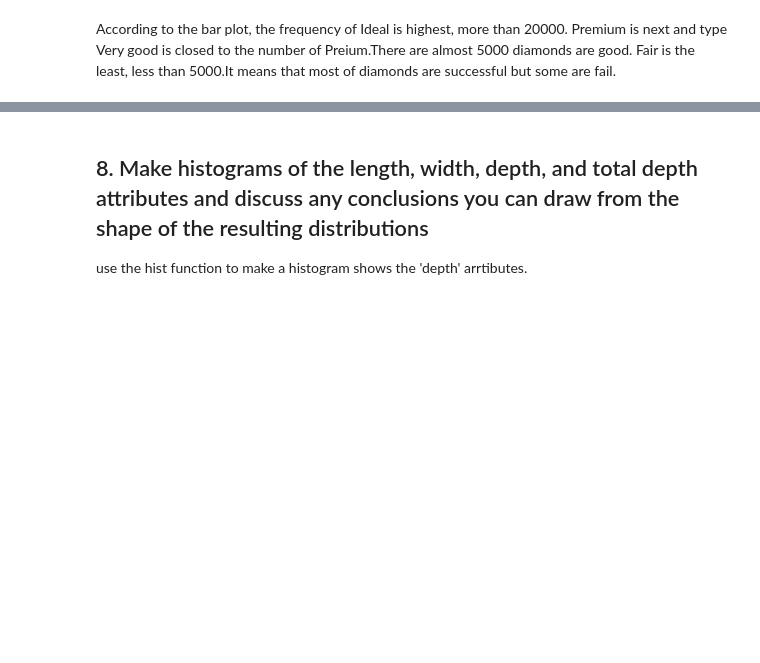
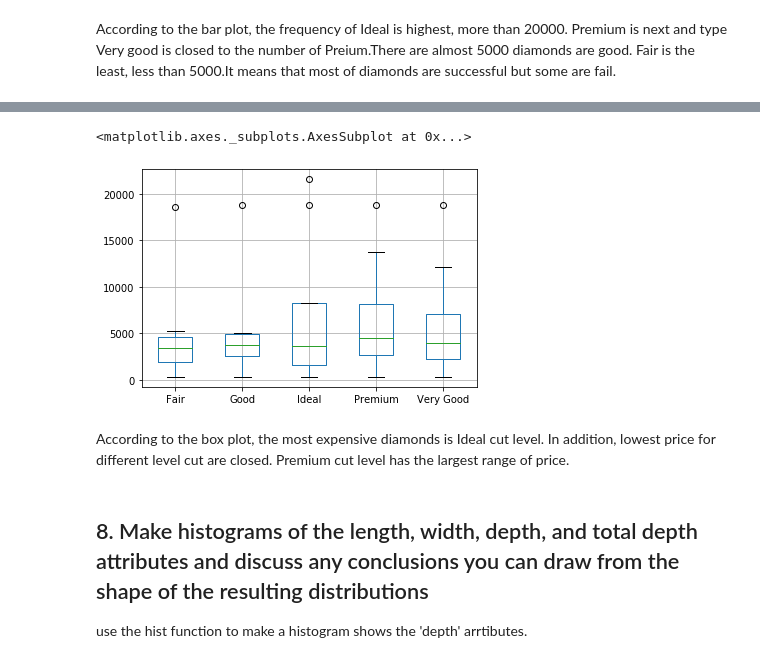
Before and after one commit to mandy941/week6, a Jupyter notebook: M_Yang_W6_assn.ipynb, the cells around one changed output, grey strips where cells are left out. Cells and saved outputs as stored; diff of their text form; code cells hidden in the pictures; blank space fills up the shorter version.

```diff
--- a/M_Yang_W6_assn.ipynb
+++ b/M_Yang_W6_assn.ipynb
@@ -184,3 +201,11 @@ Very Good  18818.0
+# %%
+#use the boxplot that reflects all cut level
+group.T.boxplot()
+# %% [output]
+<matplotlib.axes._subplots.AxesSubplot at 0x...>
+[figure, added]
+# %% [markdown]
+According to the box plot, the most expensive diamonds is Ideal cut level. In addition, lowest price for different level cut are closed. Premium cut level has the largest range of price.
 # %% [markdown]
 ## 8. Make histograms of the length, width, depth, and total depth attributes and discuss any conclusions you can draw from the shape of the resulting distributions
 use the hist function to make a histogram shows the 'depth' arrtibutes.
```
Also changed, not shown: parts of 4 cells of this notebook.
